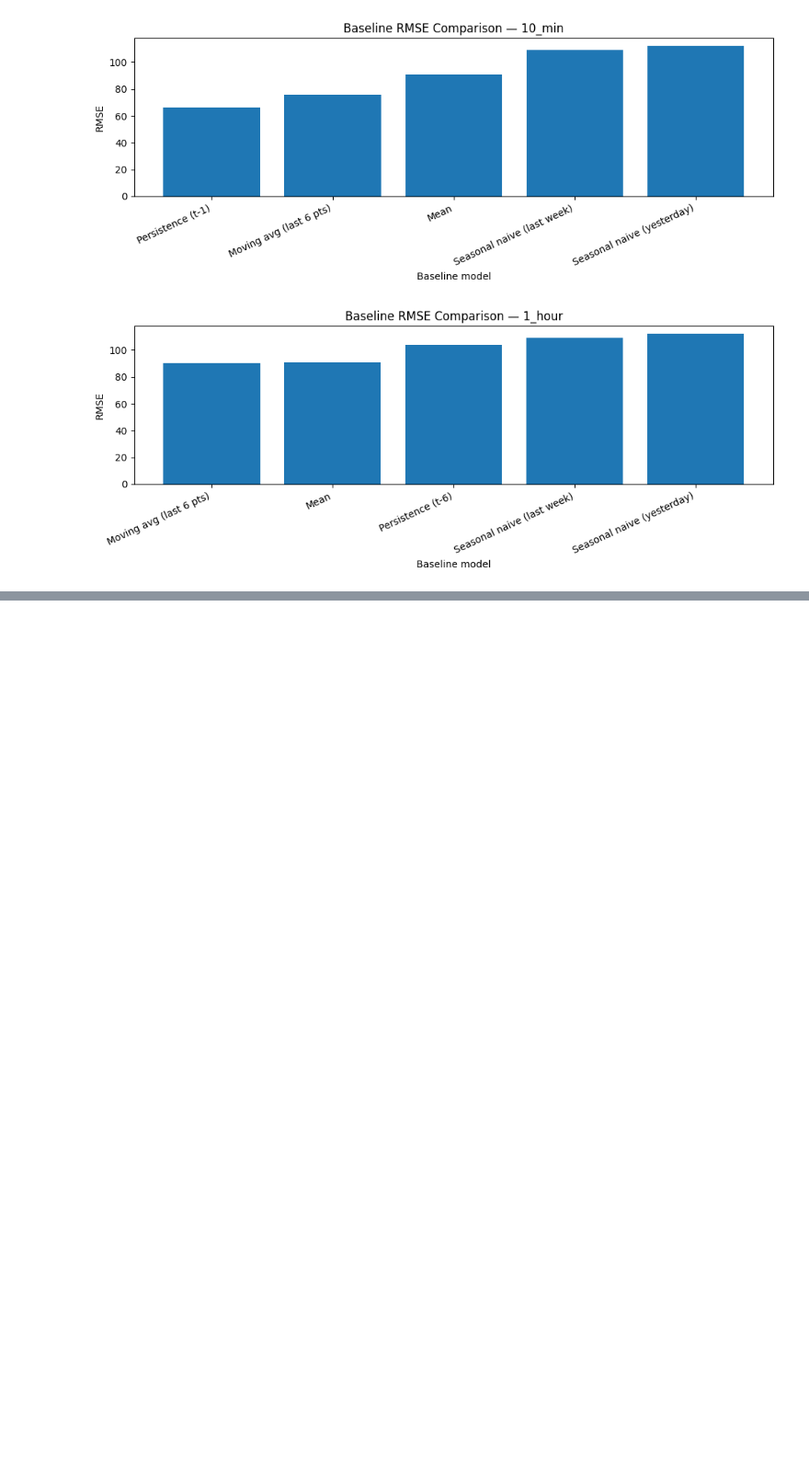
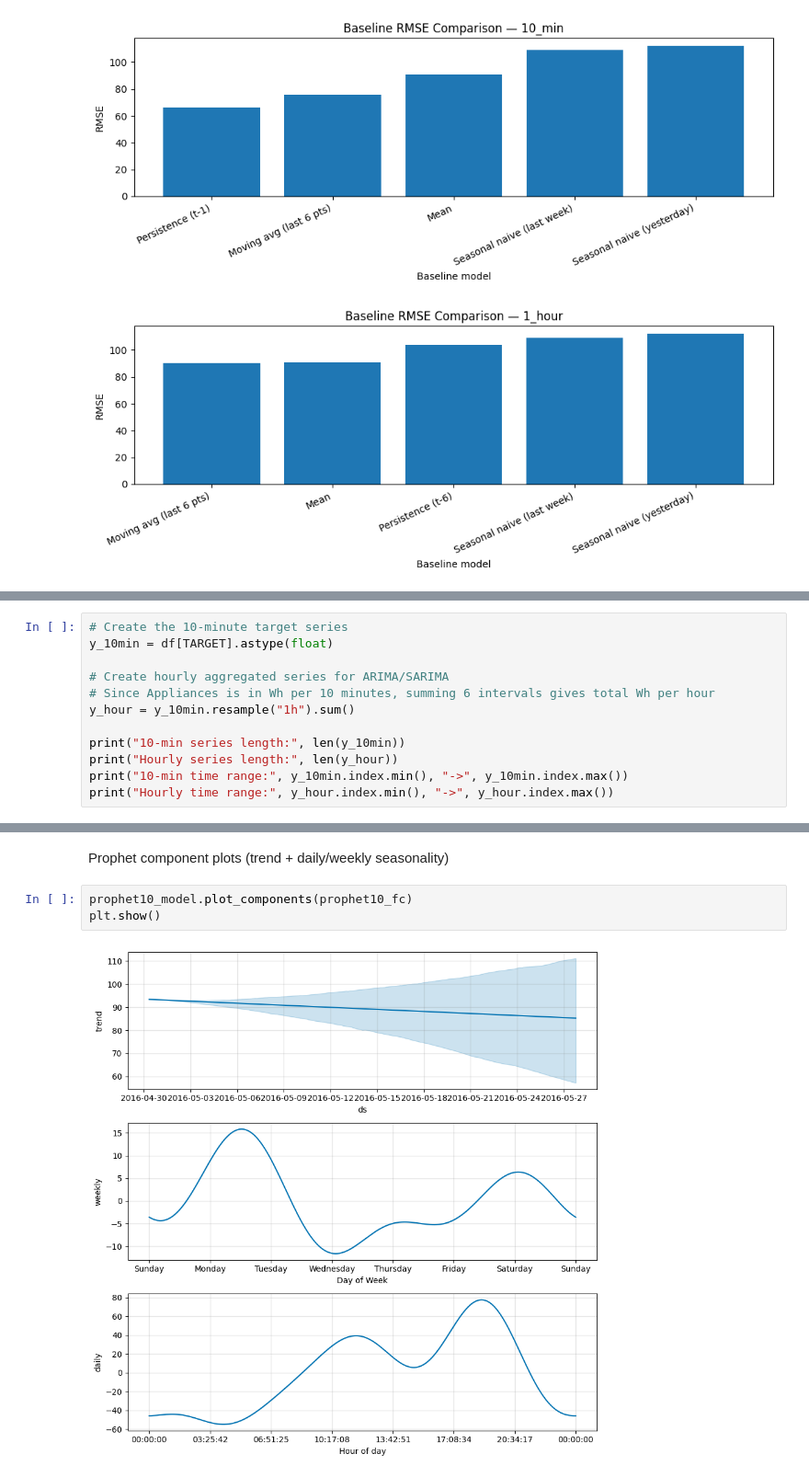
Before and after one commit to ibimohamed83/Data_Analytics_project, a Jupyter notebook: smart_home.ipynb, the cells around one changed output, grey strips where cells are left out. Shown at 92% size. Saved outputs shown, nothing was run; the diff lists cells and outputs as text; blank space fills up the shorter version.

```diff
--- a/smart_home.ipynb
+++ b/smart_home.ipynb
@@ -586,0 +839,12 @@ plot_rmse_bars()
+# %%
+# Create the 10-minute target series
+y_10min = df[TARGET].astype(float)
+
+# Create hourly aggregated series for ARIMA/SARIMA
+# Since Appliances is in Wh per 10 minutes, summing 6 intervals gives total Wh per hour
+y_hour = y_10min.resample("1h").sum()
+
+print("10-min series length:", len(y_10min))
+print("Hourly series length:", len(y_hour))
+print("10-min time range:", y_10min.index.min(), "->", y_10min.index.max())
+print("Hourly time range:", y_hour.index.min(), "->", y_hour.index.max())
@@ -586,0 +931,7 @@ plot_rmse_bars()
+# %% [markdown]
+Prophet component plots (trend + daily/weekly seasonality)
+# %%
+prophet10_model.plot_components(prophet10_fc)
+plt.show()
+# %% [output]
+[figure, added]
```
Also changed, not shown: parts of 21 cells of this notebook.
